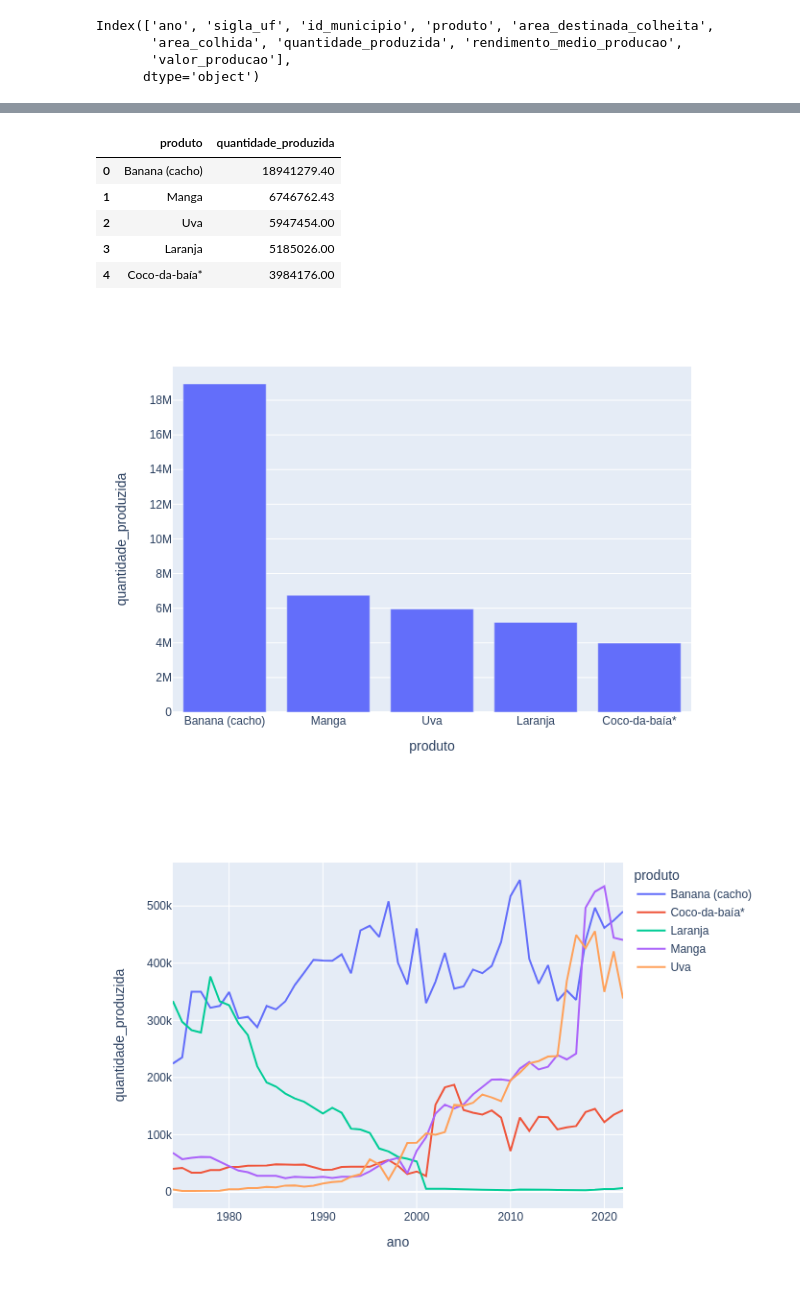
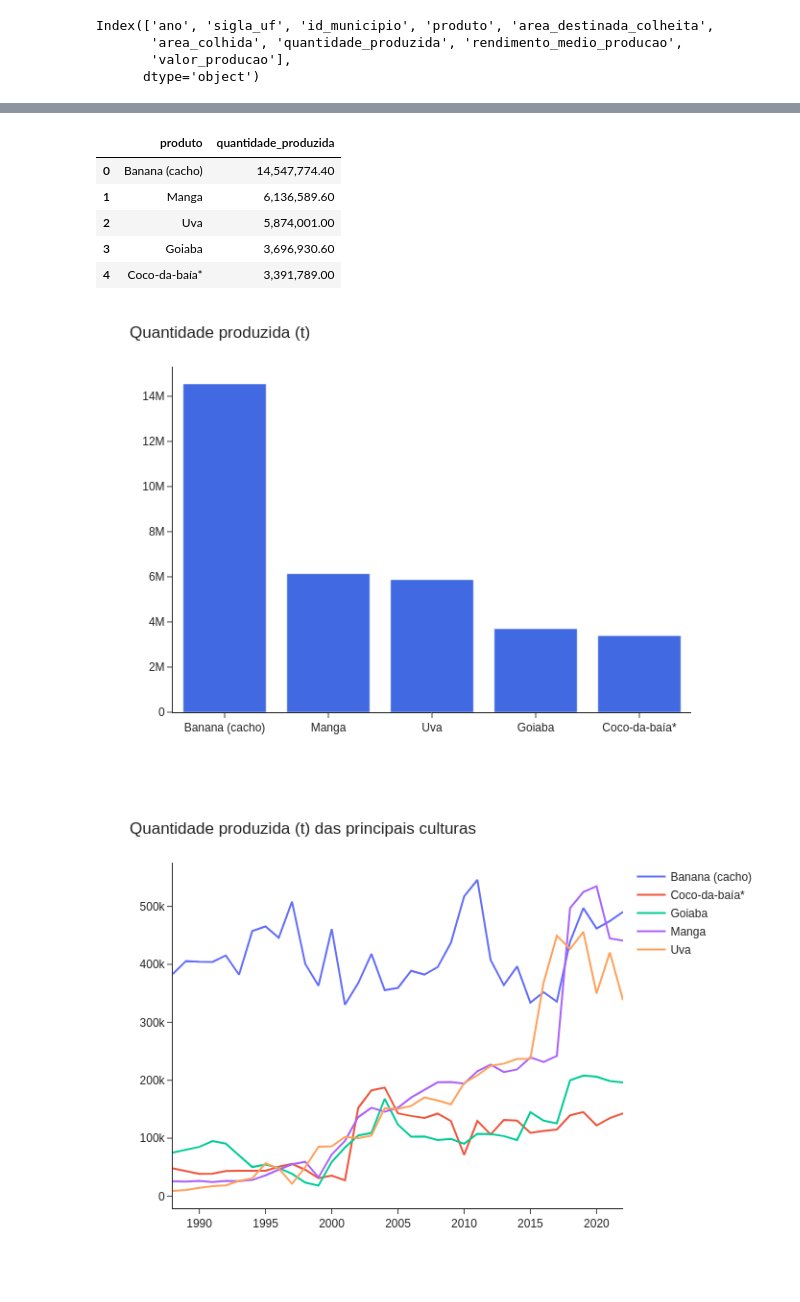
Before and after one commit to luizantoniont/analises-exploratorias-dados, a Jupyter notebook: EDA_pam_permanentes.ipynb, the cells around one changed output, grey strips where cells are left out. Saved outputs shown, nothing was run; the diff lists cells and outputs as text; code cells hidden in the pictures.

```diff
--- a/EDA_pam_permanentes.ipynb
+++ b/EDA_pam_permanentes.ipynb
@@ -96,3 +108,5 @@ df.head(20)
+# %%
+df = df.dropna(subset=['area_destinada_colheita', 'area_colhida', 'quantidade_produzida', 'rendimento_medio_producao', 'valor_producao'])
 # %%
 df.describe()
 # %% [output]
@@ -168,21 +225,33 @@ df_top5_produtos = df.groupby('produto')['quantidade_produzida'].sum().sort_valu
 df_top5_produtos
 # %% [output]
 |  | produto | quantidade_produzida |
-| 0 | Banana (cacho) | 18941279.40 |
-| 1 | Manga | 6746762.43 |
-| 2 | Uva | 5947454.00 |
-| 3 | Laranja | 5185026.00 |
-| 4 | Coco-da-baía* | 3984176.00 |
+| 0 | Banana (cacho) | 14,547,774.40 |
+| 1 | Manga | 6,136,589.60 |
+| 2 | Uva | 5,874,001.00 |
+| 3 | Goiaba | 3,696,930.60 |
+| 4 | Coco-da-baía* | 3,391,789.00 |
 # %%
-fig = px.bar(df_top5_produtos, x='produto', y='quantidade_produzida')
+fig = px.bar(df_top5_produtos, x='produto', y='quantidade_produzida',
+             color_discrete_sequence=['RoyalBlue'])
+fig.update_layout(title='Quantidade produzida (t)',
+                  xaxis_title='',
+                  yaxis_title='',
+                  template='simple_white')
 fig.show('png')
 # %% [output]
-[figure, old version]
+[figure, new version]
 # %%
 df_top5_produtos_por_ano = df[df['produto'].isin(df_top5_produtos['produto'])].groupby(['produto', 'ano'])['quantidade_produzida'].sum().reset_index()
-fig = px.line(df_top5_produtos_por_ano, x='ano', y='quantidade_produzida', color='produto')
+
+fig = px.line(df_top5_produtos_por_ano, x='ano', y='quantidade_produzida',
+              color='produto')
+fig.update_layout(title='Quantidade produzida (t) das principais culturas',
+                  xaxis_title='',
+                  yaxis_title='',
+                  legend_title_text='',
+                  template='simple_white')
 fig.show('png')
 # %% [output]
-[figure, old version]
+[figure, new version]
 # %%
 df_top5_produtos_por_ano_filtrado = df_top5_produtos_por_ano[(df_top5_produtos_por_ano['ano'] >= 2012) & (df_top5_produtos_por_ano['ano'] <= 2022)]
```
Also changed, not shown: parts of 50 cells of this notebook.
